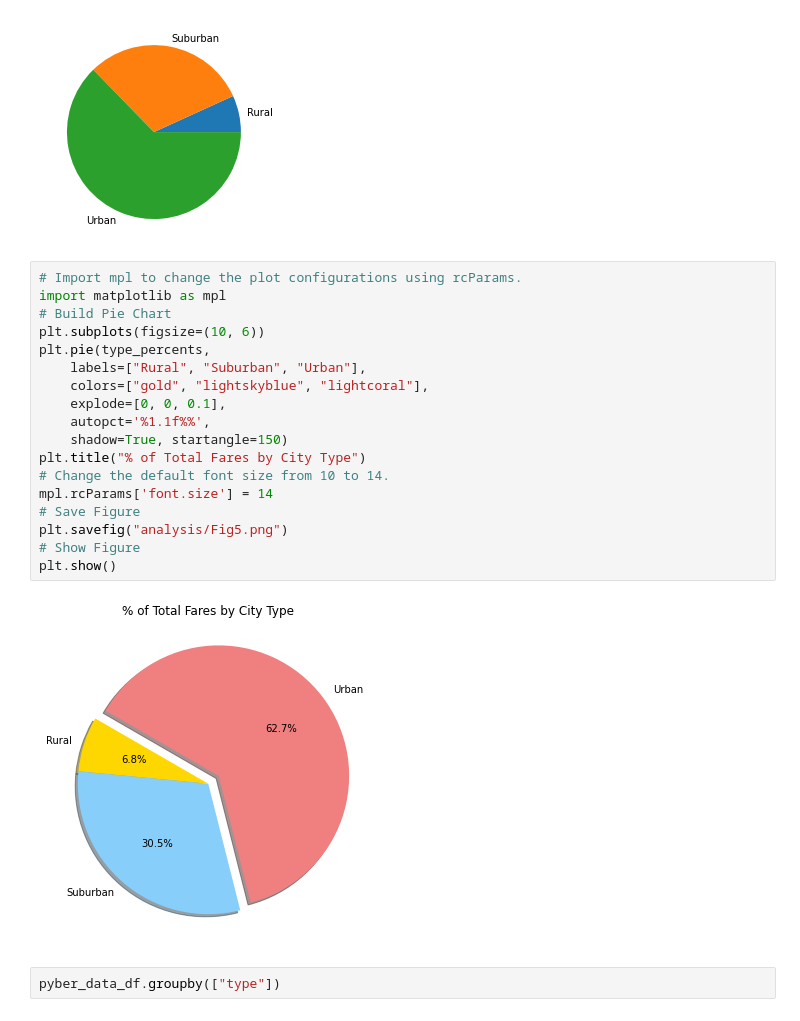
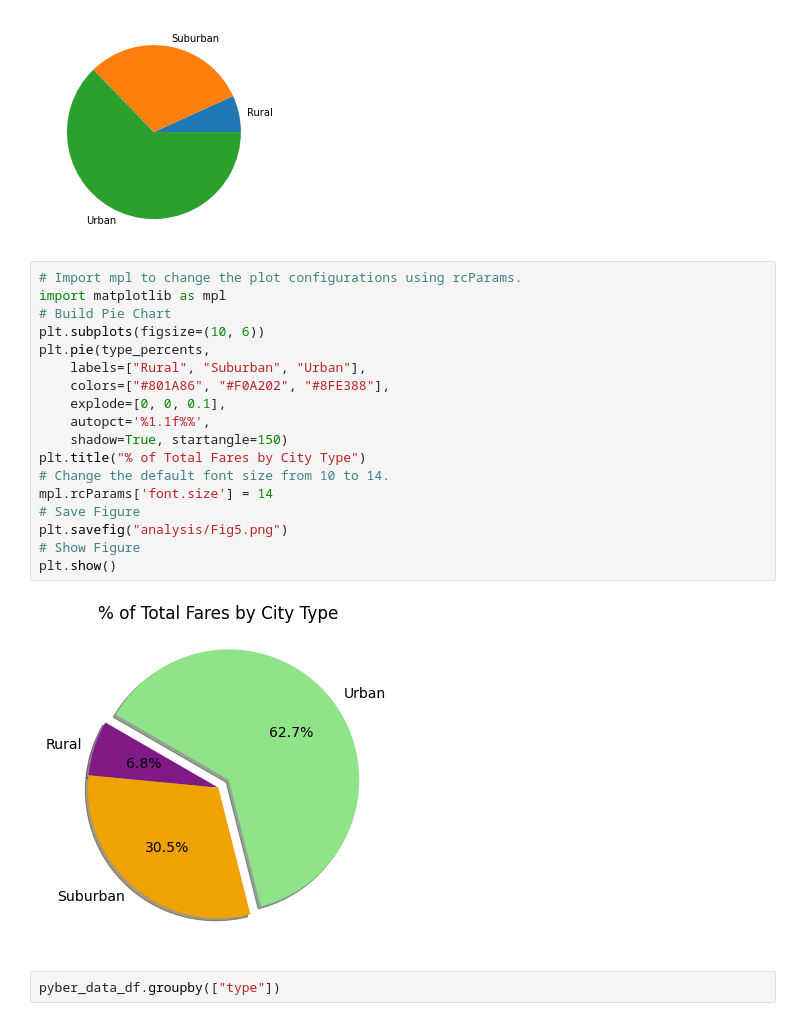
Before and after one commit to matthallman/Week_5_PyBer_Analysis, a Jupyter notebook: PyBer.ipynb, the cells around one changed output. Drawn from its saved outputs; the diff is of its cells as text.

```diff
--- a/PyBer.ipynb
+++ b/PyBer.ipynb
@@ -662,23 +662,23 @@ plt.show()
 # %%
 # Import mpl to change the plot configurations using rcParams.
 import matplotlib as mpl
 # Build Pie Chart
 plt.subplots(figsize=(10, 6))
 plt.pie(type_percents,
     labels=["Rural", "Suburban", "Urban"],
-    colors=["gold", "lightskyblue", "lightcoral"],
+    colors=["#801A86", "#F0A202", "#8FE388"],
     explode=[0, 0, 0.1],
     autopct='%1.1f%%',
     shadow=True, startangle=150)
 plt.title("% of Total Fares by City Type")
 # Change the default font size from 10 to 14.
 mpl.rcParams['font.size'] = 14
 # Save Figure
 plt.savefig("analysis/Fig5.png")
 # Show Figure
 plt.show()
 # %% [output]
-[figure, old version]
+[figure, new version]
 # %%
 pyber_data_df.groupby(["type"])
 # %% [output]
```
Also changed, not shown: parts of 1 cell of this notebook, 2 other files.
